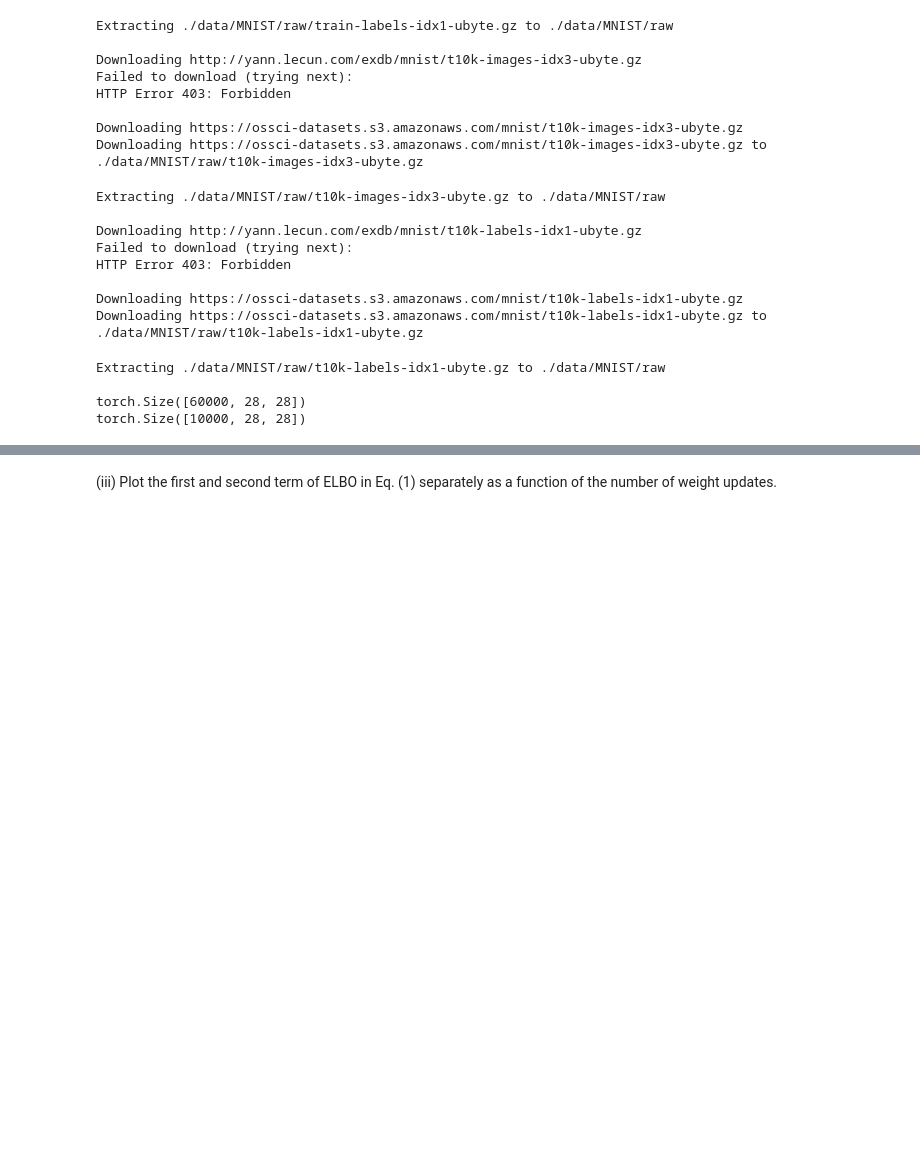
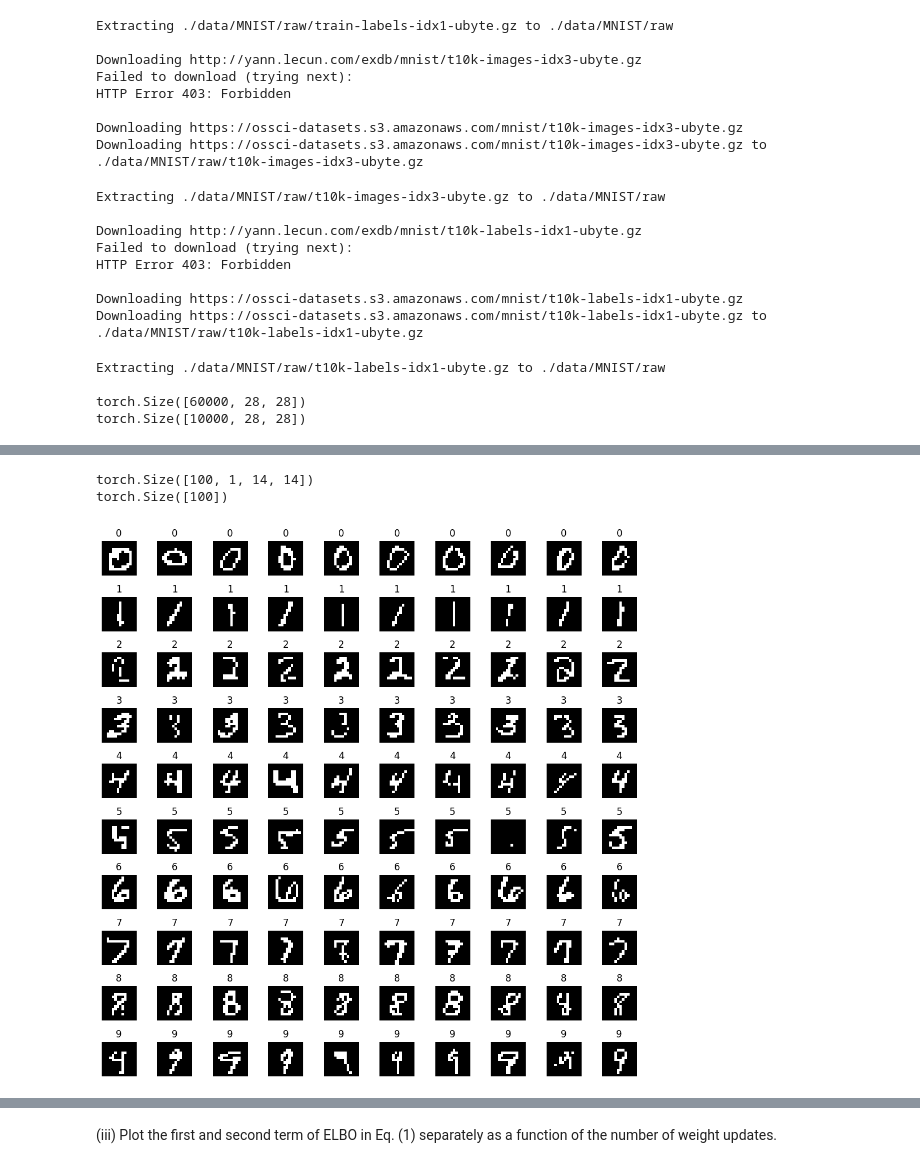
Before and after one commit to jbwenjoy/ESE-5460-Principals-of-Deep-Learning, a Jupyter notebook: hw5/ese546_hw5.ipynb, the cells around one changed output, grey strips where cells are left out. Drawn from its saved outputs; the diff is of its cells as text; code cells hidden in the pictures; blank space fills up the shorter version.

```diff
--- a/hw5/ese546_hw5.ipynb
+++ b/hw5/ese546_hw5.ipynb
@@ -155,3 +154,38 @@ Digit 9 has 1000 images
+# %%
+# Create validation dataset (similar to how training data was created)
+val_digit_to_indices = defaultdict(list)
+for idx, (_, label) in enumerate(test_dataset):
+    val_digit_to_indices[label].append(idx)
+
+# Sample 100 images from test set (10 per digit)
+images_per_digit_val = 10
+val_images = []
+val_labels = []
+
+for digit in range(10):
+    selected_indices = np.random.choice(val_digit_to_indices[digit], images_per_digit_val, replace=False)
+
+    for idx in selected_indices:
+        image, label = test_dataset[idx]
+        image = image.unsqueeze(0)
+        image = F.interpolate(image, size=(target_size, target_size), mode='bilinear', align_corners=False)
+        image = image.squeeze(0)
+        image = (image > 0.5).float()  # Binarize
+
+        val_images.append(image)
+        val_labels.append(label)
+
+val_images = torch.stack(val_images)
+val_labels = torch.tensor(val_labels)
+
+print(val_images.shape)  # Shape: [100, 1, 14, 14]
+print(val_labels.shape)  # Shape: [100]
+
+visualize_random_images_per_label(val_images, val_labels)
+# %% [output]
+torch.Size([100, 1, 14, 14])
+torch.Size([100])
+[figure, added]
 # %%
 class VAE(nn.Module):
     def __init__(self):
```
Also changed, not shown: parts of 10 cells of this notebook, 7 other files.
